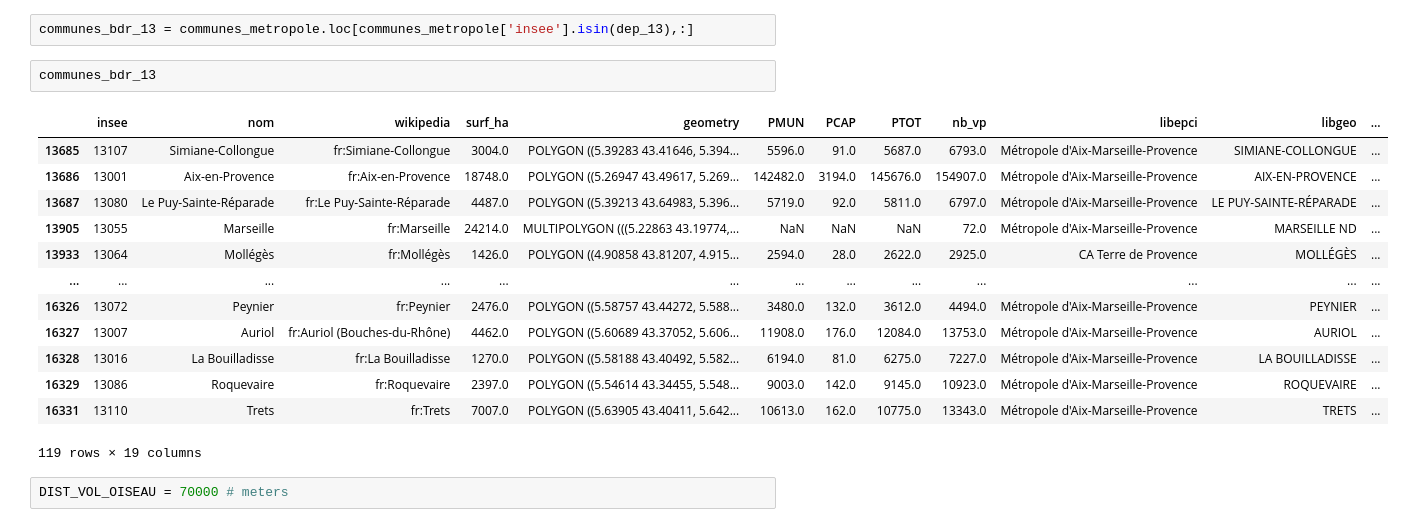
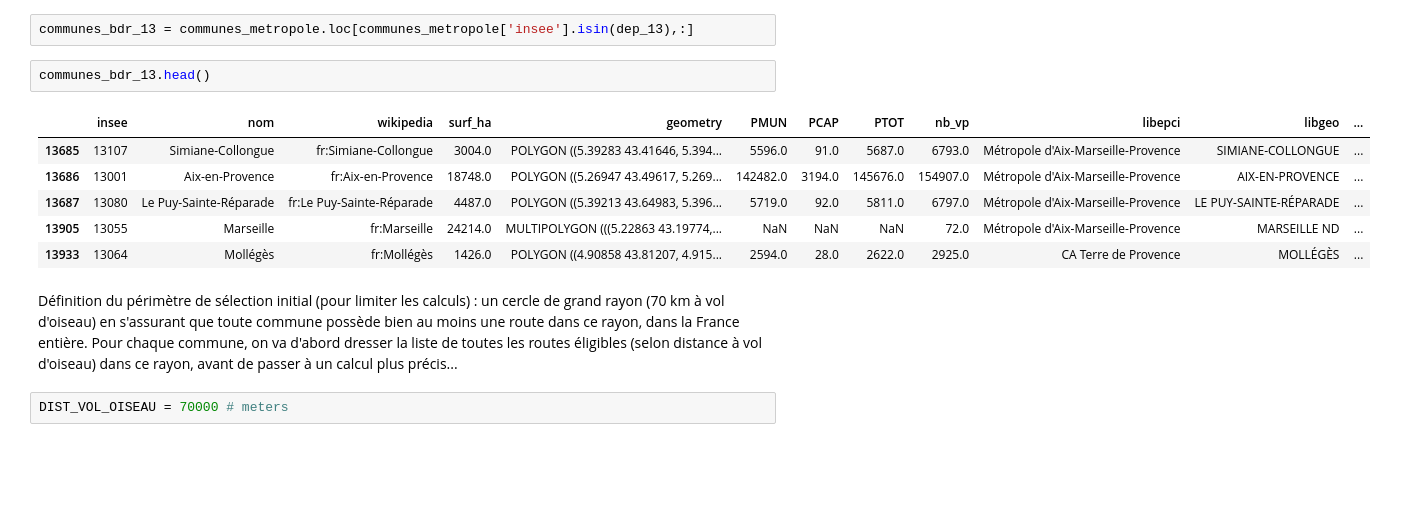
Before and after one commit to dataforgoodfr/batch11_e_cartomobile, a Jupyter notebook: notebooks/TMJA_et_extrapolation_tourisme.ipynb, the cells around one changed output. Saved outputs shown, nothing was run; the diff lists cells and outputs as text; blank space fills up the shorter version.

```diff
--- a/notebooks/TMJA_et_extrapolation_tourisme.ipynb
+++ b/notebooks/TMJA_et_extrapolation_tourisme.ipynb
@@ -139,21 +241,17 @@ dep_13 = [code_insee for code_insee in communes_metropole['insee'].to_list() if
 # %%
 communes_bdr_13 = communes_metropole.loc[communes_metropole['insee'].isin(dep_13),:]
 # %%
-communes_bdr_13
+communes_bdr_13.head()
 # %% [output]
 |  | insee | nom | wikipedia | surf_ha | geometry | PMUN | PCAP | PTOT | nb_vp | libepci | libgeo | ... |
 | 13685 | 13107 | Simiane-Collongue | fr:Simiane-Collongue | 3004.0 | POLYGON ((5.39283 43.41646, 5.394... | 5596.0 | 91.0 | 5687.0 | 6793.0 | Métropole d'Aix-Marseille-Provence | SIMIANE-COLLONGUE | ... |
 | 13686 | 13001 | Aix-en-Provence | fr:Aix-en-Provence | 18748.0 | POLYGON ((5.26947 43.49617, 5.269... | 142482.0 | 3194.0 | 145676.0 | 154907.0 | Métropole d'Aix-Marseille-Provence | AIX-EN-PROVENCE | ... |
 | 13687 | 13080 | Le Puy-Sainte-Réparade | fr:Le Puy-Sainte-Réparade | 4487.0 | POLYGON ((5.39213 43.64983, 5.396... | 5719.0 | 92.0 | 5811.0 | 6797.0 | Métropole d'Aix-Marseille-Provence | LE PUY-SAINTE-RÉPARADE | ... |
 | 13905 | 13055 | Marseille | fr:Marseille | 24214.0 | MULTIPOLYGON (((5.22863 43.19774,... | NaN | NaN | NaN | 72.0 | Métropole d'Aix-Marseille-Provence | MARSEILLE ND | ... |
 | 13933 | 13064 | Mollégès | fr:Mollégès | 1426.0 | POLYGON ((4.90858 43.81207, 4.915... | 2594.0 | 28.0 | 2622.0 | 2925.0 | CA Terre de Provence | MOLLÉGÈS | ... |
-| ... | ... | ... | ... | ... | ... | ... | ... | ... | ... | ... | ... | ... |
-| 16326 | 13072 | Peynier | fr:Peynier | 2476.0 | POLYGON ((5.58757 43.44272, 5.588... | 3480.0 | 132.0 | 3612.0 | 4494.0 | Métropole d'Aix-Marseille-Provence | PEYNIER | ... |
-| 16327 | 13007 | Auriol | fr:Auriol (Bouches-du-Rhône) | 4462.0 | POLYGON ((5.60689 43.37052, 5.606... | 11908.0 | 176.0 | 12084.0 | 13753.0 | Métropole d'Aix-Marseille-Provence | AURIOL | ... |
-| 16328 | 13016 | La Bouilladisse | fr:La Bouilladisse | 1270.0 | POLYGON ((5.58188 43.40492, 5.582... | 6194.0 | 81.0 | 6275.0 | 7227.0 | Métropole d'Aix-Marseille-Provence | LA BOUILLADISSE | ... |
-| 16329 | 13086 | Roquevaire | fr:Roquevaire | 2397.0 | POLYGON ((5.54614 43.34455, 5.548... | 9003.0 | 142.0 | 9145.0 | 10923.0 | Métropole d'Aix-Marseille-Provence | ROQUEVAIRE | ... |
-| 16331 | 13110 | Trets | fr:Trets | 7007.0 | POLYGON ((5.63905 43.40411, 5.642... | 10613.0 | 162.0 | 10775.0 | 13343.0 | Métropole d'Aix-Marseille-Provence | TRETS | ... |
-119 rows × 19 columns
+# %% [markdown]
+Définition du périmètre de sélection initial (pour limiter les calculs) : un cercle de grand rayon (70 km à vol d'oiseau) en s'assurant que toute commune possède bien au moins une route dans ce rayon, dans la France entière.
+Pour chaque commune, on va d'abord dresser la liste de toutes les routes éligibles (selon distance à vol d'oiseau) dans ce rayon, avant de passer à un calcul plus précis...
 # %%
 DIST_VOL_OISEAU = 70000 # meters
 # %%
```
Also changed, not shown: parts of 75 cells of this notebook, 1 other file.
